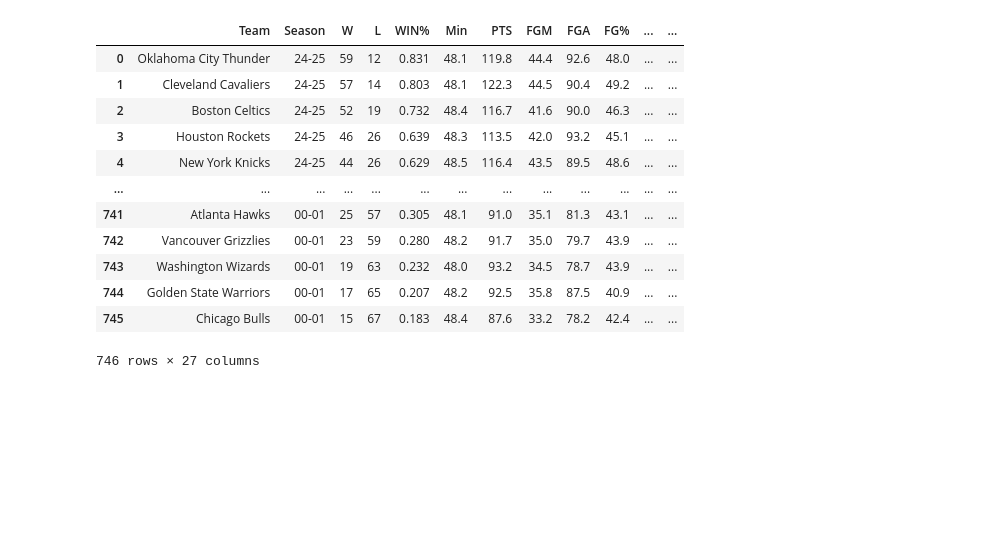
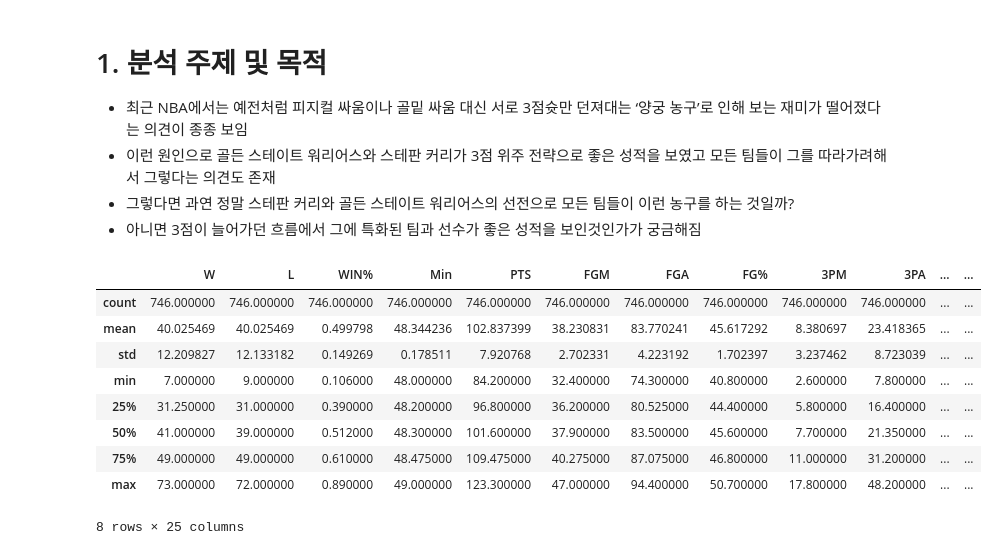
Before and after one commit to 8804who/MonthlyData, a Jupyter notebook: 3월/code.ipynb, the cells around one changed output. Drawn from its saved outputs; the diff is of its cells as text; code cells hidden in the pictures; blank space fills up the shorter version.

```diff
--- a/3월/code.ipynb
+++ b/3월/code.ipynb
@@ -5,21 +5,26 @@ import seaborn as sns
 
 plt.rc('font', family='NanumGothicCoding')
 sns.set(font='NanumGothicCoding')
+# %% [markdown]
+# 1. 분석 주제 및 목적
+- 최근 NBA에서는 예전처럼 피지컬 싸움이나 골밑 싸움 대신 서로 3점슛만 던져대는 ‘양궁 농구’로 인해 보는 재미가 떨어졌다는 의견이 종종 보임
+- 이런 원인으로 골든 스테이트 워리어스와 스테판 커리가 3점 위주 전략으로 좋은 성적을 보였고 모든 팀들이 그를 따라가려해서 그렇다는 의견도 존재
+- 그렇다면 과연 정말 스테판 커리와 골든 스테이트 워리어스의 선전으로 모든 팀들이 이런 농구를 하는 것일까?
+- 아니면 3점이 늘어가던 흐름에서 그에 특화된 팀과 선수가 좋은 성적을 보인것인가가 궁금해짐
 # %%
 stats = pd.read_csv('NBA_Stats.csv')
+# %%
+stats = stats.sort_values('Season')
 # %%
-stats
+stats.describe()
 # %% [output]
-|  | Team | Season | W | L | WIN% | Min | PTS | FGM | FGA | FG% | ... | ... |
-| 0 | Oklahoma City Thunder | 24-25 | 59 | 12 | 0.831 | 48.1 | 119.8 | 44.4 | 92.6 | 48.0 | ... | ... |
-| 1 | Cleveland Cavaliers | 24-25 | 57 | 14 | 0.803 | 48.1 | 122.3 | 44.5 | 90.4 | 49.2 | ... | ... |
-| 2 | Boston Celtics | 24-25 | 52 | 19 | 0.732 | 48.4 | 116.7 | 41.6 | 90.0 | 46.3 | ... | ... |
-| 3 | Houston Rockets | 24-25 | 46 | 26 | 0.639 | 48.3 | 113.5 | 42.0 | 93.2 | 45.1 | ... | ... |
-| 4 | New York Knicks | 24-25 | 44 | 26 | 0.629 | 48.5 | 116.4 | 43.5 | 89.5 | 48.6 | ... | ... |
-| ... | ... | ... | ... | ... | ... | ... | ... | ... | ... | ... | ... | ... |
-| 741 | Atlanta Hawks | 00-01 | 25 | 57 | 0.305 | 48.1 | 91.0 | 35.1 | 81.3 | 43.1 | ... | ... |
-| 742 | Vancouver Grizzlies | 00-01 | 23 | 59 | 0.280 | 48.2 | 91.7 | 35.0 | 79.7 | 43.9 | ... | ... |
-| 743 | Washington Wizards | 00-01 | 19 | 63 | 0.232 | 48.0 | 93.2 | 34.5 | 78.7 | 43.9 | ... | ... |
-| 744 | Golden State Warriors | 00-01 | 17 | 65 | 0.207 | 48.2 | 92.5 | 35.8 | 87.5 | 40.9 | ... | ... |
-| 745 | Chicago Bulls | 00-01 | 15 | 67 | 0.183 | 48.4 | 87.6 | 33.2 | 78.2 | 42.4 | ... | ... |
+|  | W | L | WIN% | Min | PTS | FGM | FGA | FG% | 3PM | 3PA | ... | ... |
+| count | 746.000000 | 746.000000 | 746.000000 | 746.000000 | 746.000000 | 746.000000 | 746.000000 | 746.000000 | 746.000000 | 746.000000 | ... | ... |
+| mean | 40.025469 | 40.025469 | 0.499798 | 48.344236 | 102.837399 | 38.230831 | 83.770241 | 45.617292 | 8.380697 | 23.418365 | ... | ... |
+| std | 12.209827 | 12.133182 | 0.149269 | 0.178511 | 7.920768 | 2.702331 | 4.223192 | 1.702397 | 3.237462 | 8.723039 | ... | ... |
+| min | 7.000000 | 9.000000 | 0.106000 | 48.000000 | 84.200000 | 32.400000 | 74.300000 | 40.800000 | 2.600000 | 7.800000 | ... | ... |
+| 25% | 31.250000 | 31.000000 | 0.390000 | 48.200000 | 96.800000 | 36.200000 | 80.525000 | 44.400000 | 5.800000 | 16.400000 | ... | ... |
+| 50% | 41.000000 | 39.000000 | 0.512000 | 48.300000 | 101.600000 | 37.900000 | 83.500000 | 45.600000 | 7.700000 | 21.350000 | ... | ... |
+| 75% | 49.000000 | 49.000000 | 0.610000 | 48.475000 | 109.475000 | 40.275000 | 87.075000 | 46.800000 | 11.000000 | 31.200000 | ... | ... |
+| max | 73.000000 | 72.000000 | 0.890000 | 49.000000 | 123.300000 | 47.000000 | 94.400000 | 50.700000 | 17.800000 | 48.200000 | ... | ... |
-746 rows × 27 columns
+8 rows × 25 columns
```
Also changed, not shown: parts of 19 cells of this notebook, 1 other file.
